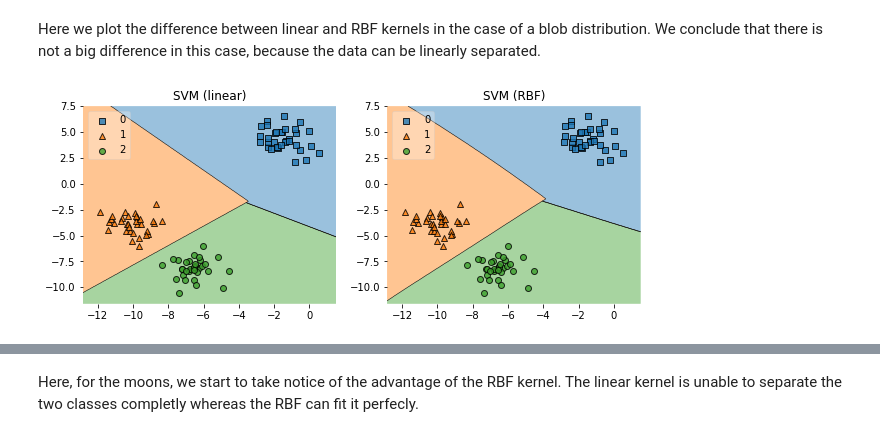
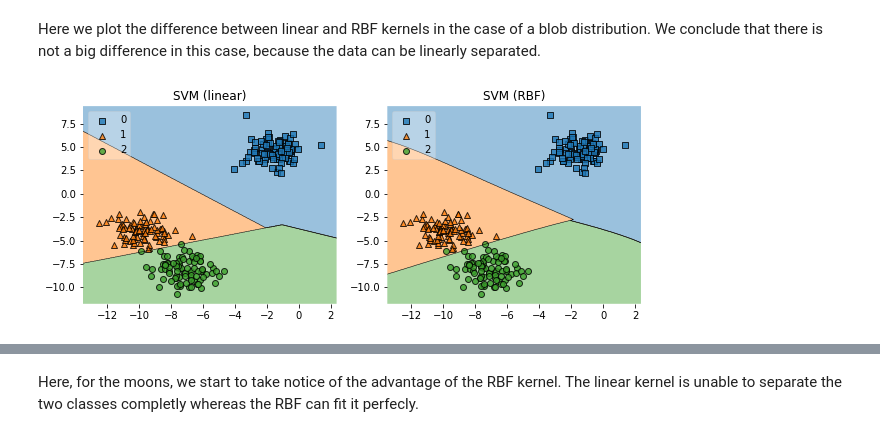
Before and after one commit to xaviersantos/dm, a Jupyter notebook: tpc4/tpc4.ipynb, the cells around one changed output, grey strips where cells are left out. Drawn from its saved outputs; the diff is of its cells as text; code cells hidden in the pictures.

```diff
--- a/tpc4/tpc4.ipynb
+++ b/tpc4/tpc4.ipynb
@@ -55,3 +61,20 @@ plt.show()
+# %%
+# Splitting the test for testing and validation
+#BLOBS
+X_blobs_test=X_blobs[:len(X_blobs)//4]
+X_blobs_val=X_blobs[len(X_blobs)//4:]
+y_blobs_test=y_blobs[:len(y_blobs)//4]
+y_blobs_val=y_blobs[len(y_blobs)//4:]
+#MOONS
+X_moons_test=X_moons[:len(X_moons)//4]
+X_moons_val=X_moons[len(X_moons)//4:]
+y_moons_test=y_moons[:len(y_moons)//4]
+y_moons_val=y_moons[len(y_moons)//4:]
+#CIRCLES
+X_circles_test=X_circles[:len(X_circles)//4]
+X_circles_val=X_circles[len(X_circles)//4:]
+y_circles_test=y_circles[:len(y_circles)//4]
+y_circles_val=y_circles[len(y_circles)//4:]
 # %%
 # Initializing Classifiers
 
@@ -59,24 +82,26 @@ clf1 = SVC(kernel='linear', random_state=0, probability=True)
 clf2 = SVC(kernel='rbf', random_state=0, probability=True)
 
 clfs = [clf1, clf2]
+labels = ['SVM (linear)','SVM (RBF)']
 # %%
 # Plotting Decision Regions
 
-def plot_decision(X, y, clfs):
+def plot_decision(X, y, clfs,labels):
     gs = gridspec.GridSpec(2, 2)
     fig = plt.figure(figsize=(10, 8))
-
-    labels = ['SVM (linear)',
-            'SVM (RBF)']
+    labels = labels
+    data_clf_fitted=[];
 
     for clf, lab, grd in zip(clfs,
                             labels,
                             itertools.product([0, 1],
                             repeat=2)):
         clf.fit(X, y)
+        data_clf_fitted.append(clf)
         ax = plt.subplot(gs[grd[0], grd[1]])
         fig = plot_decision_regions(X=X, y=y,
                                     clf=clf, legend=2)
         plt.title(lab)
 
     plt.show()
+    return data_clf_fitted
@@ -83,6 +164,6 @@ def plot_decision(X, y, clfs):
 # %% [markdown]
 Here we plot the difference between linear and RBF kernels in the case of a blob distribution. We conclude that there is not a big difference in this case, because the data can be linearly separated.
-# %%
-plot_decision(X_blobs, y_blobs, clfs)
-# %% [output]
-[figure, removed]
+# %%
+blobs_classifiers=plot_decision(X_blobs_test, y_blobs_test, clfs,labels)
+# %% [output]
+[figure, added]
```
Also changed, not shown: parts of 22 cells of this notebook.
